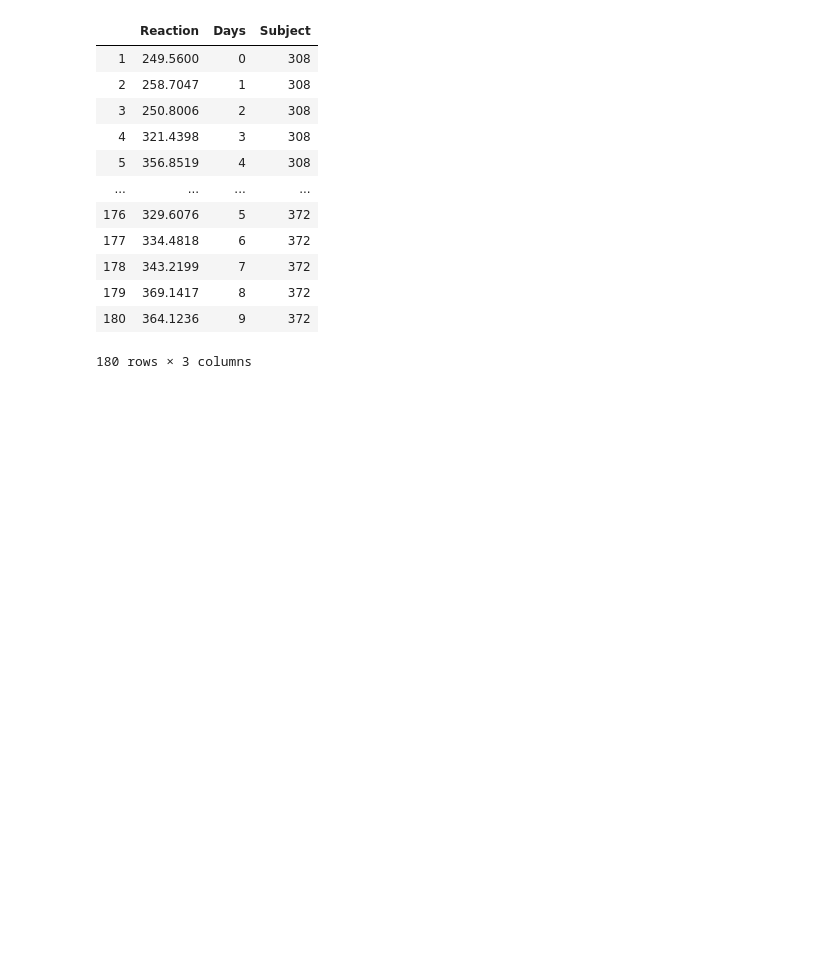
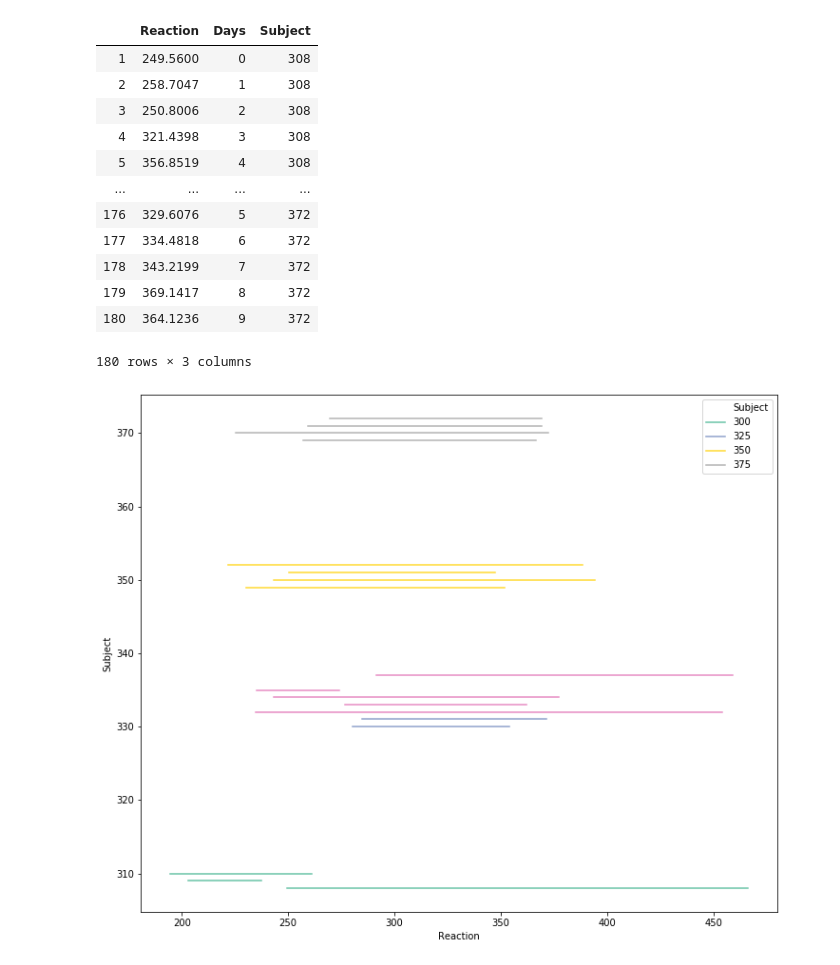
Before and after one commit to jivemachine/python-exercises, a Jupyter notebook: 4.8.5_seaborn_exercises.py.ipynb, the cells around one changed output. Saved outputs shown, nothing was run; the diff lists cells and outputs as text; code cells hidden in the pictures; blank space fills up the shorter version.

```diff
--- a/4.8.5_seaborn_exercises.py.ipynb
+++ b/4.8.5_seaborn_exercises.py.ipynb
@@ -390,3 +390,12 @@ memory usage: 5.6 KB
 | 179 | 369.1417 | 8 | 372 |
 | 180 | 364.1236 | 9 | 372 |
 180 rows × 3 columns
+# %%
+plt.figure(figsize=(12, 10))
+
+
+
+sns.lineplot(data=sleep_study, x='Reaction', y="Subject", hue="Subject", palette="Set2")
+plt.show()
+# %% [output]
+[figure, added]
```
Also changed, not shown: parts of 6 cells of this notebook.
